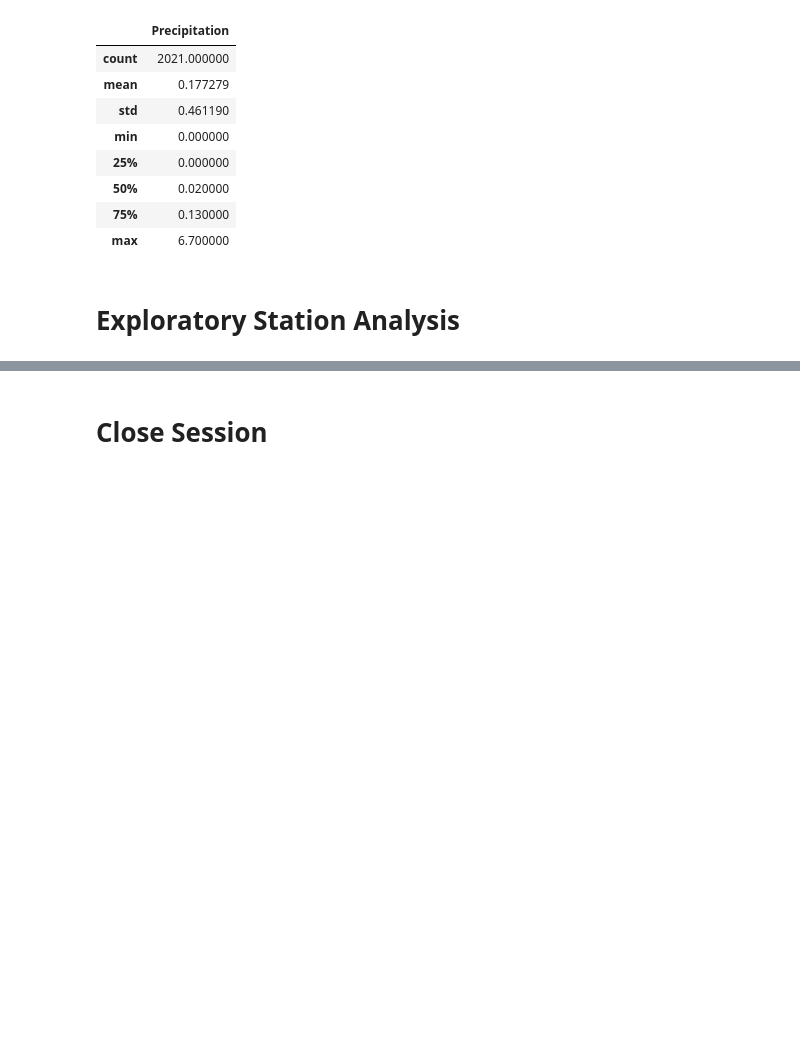
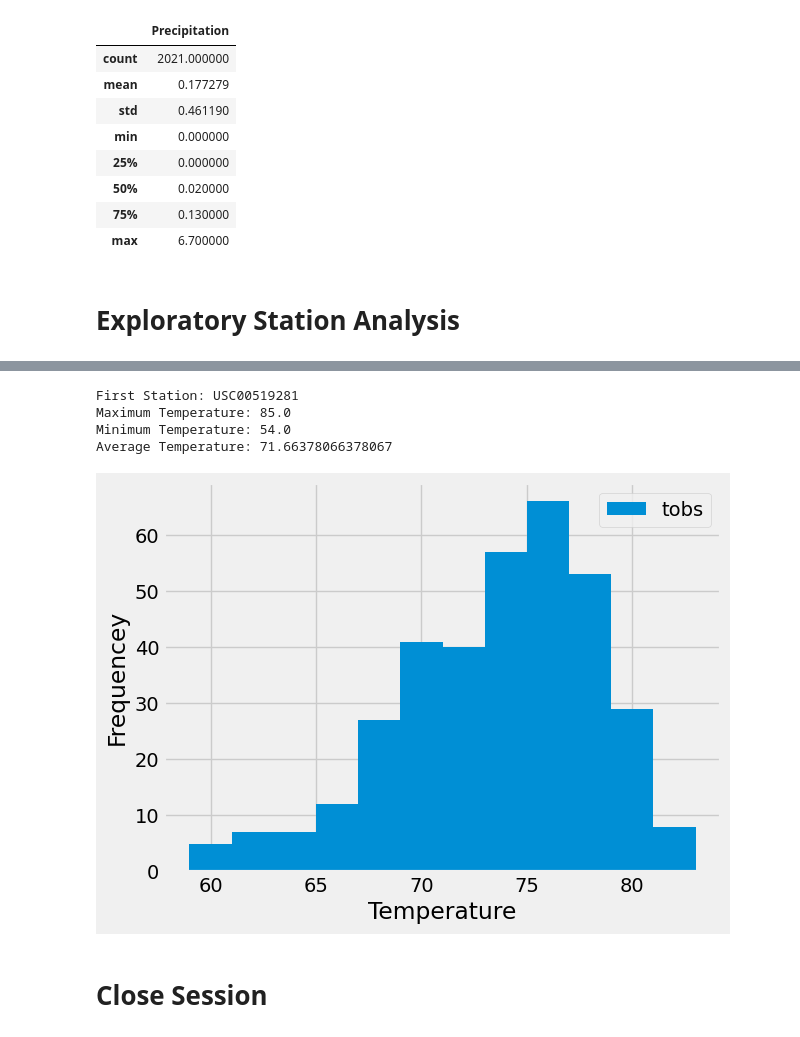
Before and after one commit to bassoon03/sqlalchemy-challenge, a Jupyter notebook: Starter Code for SQLAlchemy Challenge/climate_starter.ipynb, the cells around one changed output, grey strips where cells are left out. Saved outputs shown, nothing was run; the diff lists cells and outputs as text; code cells hidden in the pictures; blank space fills up the shorter version.

```diff
--- a/Starter Code for SQLAlchemy Challenge/climate_starter.ipynb
+++ b/Starter Code for SQLAlchemy Challenge/climate_starter.ipynb
@@ -110,6 +123,41 @@ precipitation_df.describe()
+# %%
+# Using the most active station id from the previous query, calculate the lowest, highest, and average temperature.
+f_station = session.query(Measurement.station, func.count(Measurement.station)).group_by(Measurement.station).\
+    order_by(desc(func.count(Measurement.station))).first()
+
+f_station_max = session.query(Measurement.station, func.max(Measurement.tobs)).group_by(Measurement.station).\
+    order_by(desc(func.count(Measurement.station))).first()
+
+f_station_min = session.query(Measurement.station, func.min(Measurement.tobs)).group_by(Measurement.station).\
+    order_by(desc(func.count(Measurement.station))).first()
+
+f_station_avg = session.query(Measurement.station, func.avg(Measurement.tobs)).group_by(Measurement.station).\
+    order_by(desc(func.count(Measurement.station))).first()
+
+print(f"First Station: {f_station[0]}")
+print(f"Maximum Temperature: {f_station_max[1]}")
+print(f"Minimum Temperature: {f_station_min[1]}")
+print(f"Average Temperature: {f_station_avg[1]}")
+# %% [output]
+First Station: USC00519281
+Maximum Temperature: 85.0
+Minimum Temperature: 54.0
+Average Temperature: 71.66378066378067
 # %%
 # Using the most active station id
 # Query the last 12 months of temperature observation data for this station and plot the results as a histogram
+temperature_data = session.query(Measurement.date, Measurement.tobs).filter(Measurement.date >= one_year_ago).\
+    filter(Measurement.station == f_station[0])
+
+temperature_df = pd.DataFrame(temperature_data, columns = ("Date", "Temperature"))
+temperature_df
+
+plt.hist(temperature_df["Temperature"], bins=12)
+plt.xlabel("Temperature")
+plt.ylabel("Frequencey")
+plt.legend(["tobs"], loc = 'upper right');
+# %% [output]
+[figure, added]
 # %% [markdown]
 # Close Session
 # %%
```
Also changed, not shown: parts of 5 cells of this notebook.
